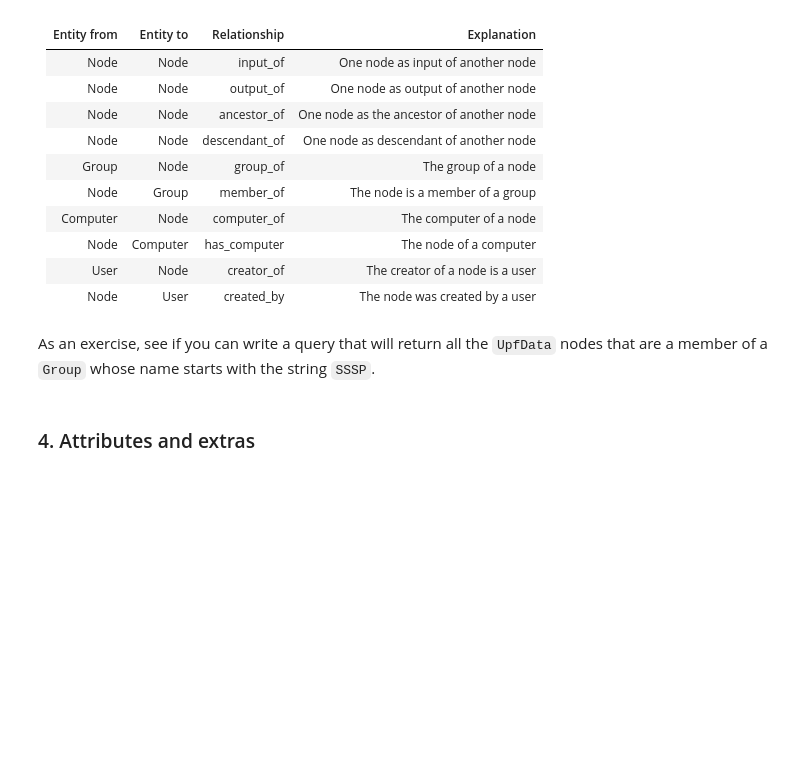
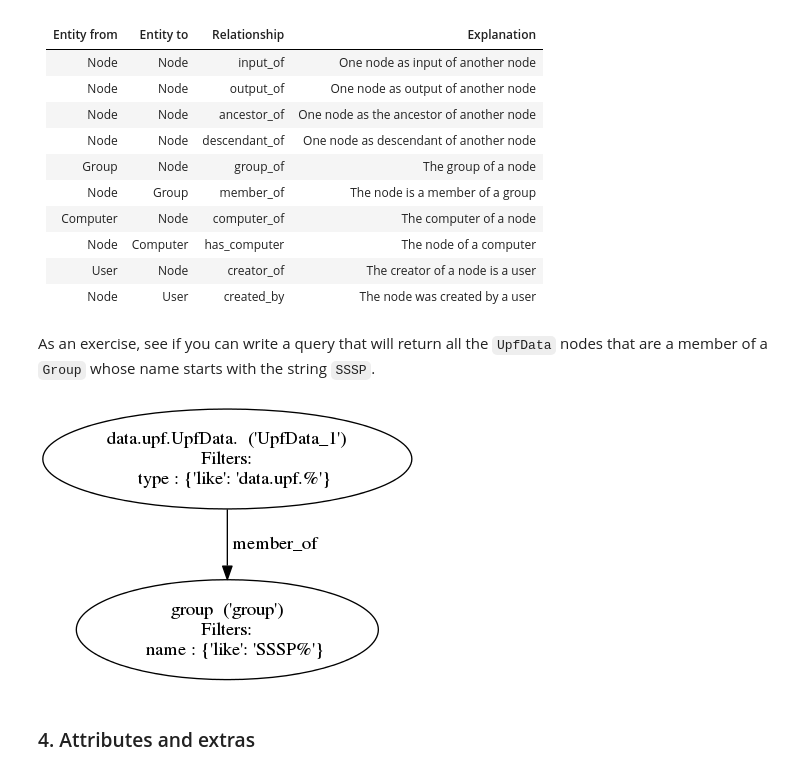
Before and after one commit to aiidateam/aiida_demos, a Jupyter notebook: tutorial/full/querybuilder.ipynb, the cells around one changed output. Cells and saved outputs as stored; diff of their text form; code cells hidden in the pictures; blank space fills up the shorter version.

```diff
--- a/tutorial/full/querybuilder.ipynb
+++ b/tutorial/full/querybuilder.ipynb
@@ -269,8 +407,13 @@ As an exercise, see if you can write a query that will return all the `UpfData`
 # %%
 qb = QueryBuilder()
 qb.append(Group, filters={'name': {'like': 'SSSP%'}}, tag='group')
 qb.append(UpfData, member_of='group')
 qb.all()[:5]
+# Here I also visualize what's going on:
+generate_query_graph(qb.get_json_compatible_queryhelp(), 'query2.png')
+Image(filename='query2.png')
+# %% [output]
+[figure, added]
 # %% [markdown]
 ### 4. Attributes and extras
 # %% [markdown]
```
Also changed, not shown: parts of 36 cells of this notebook.
